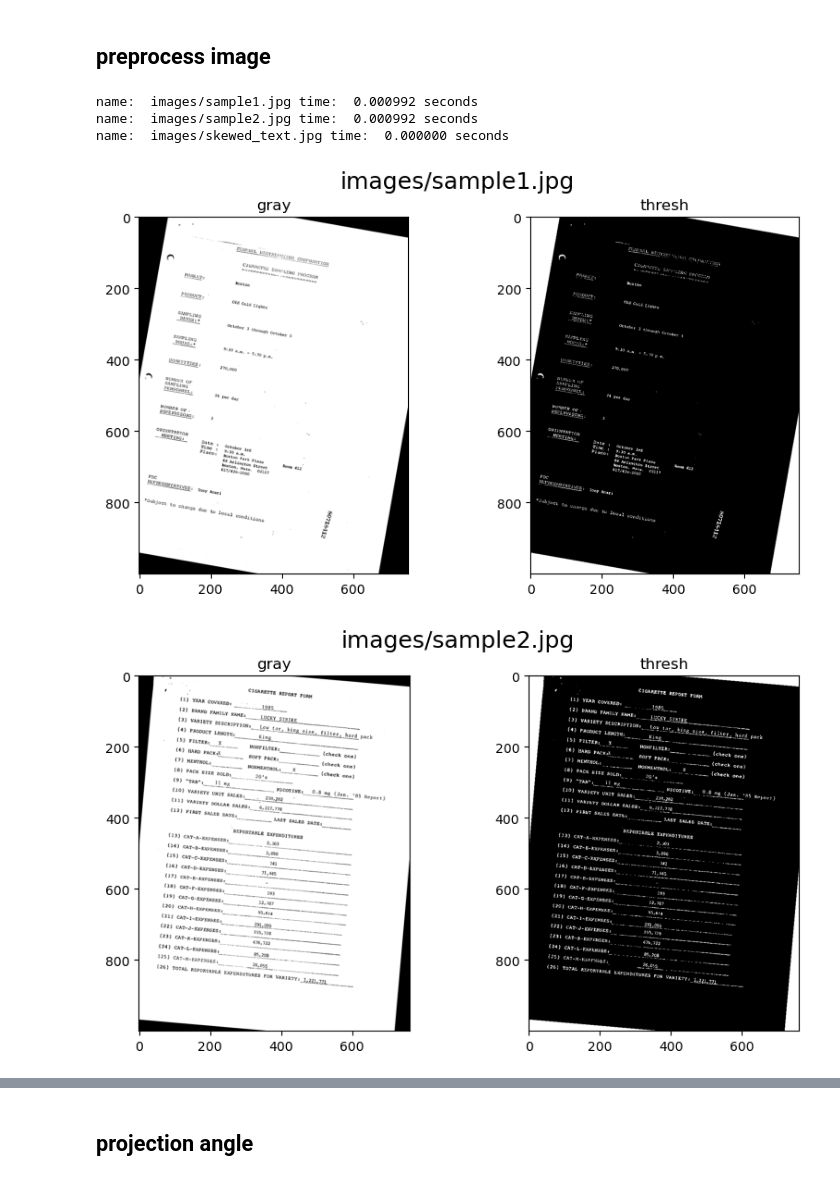
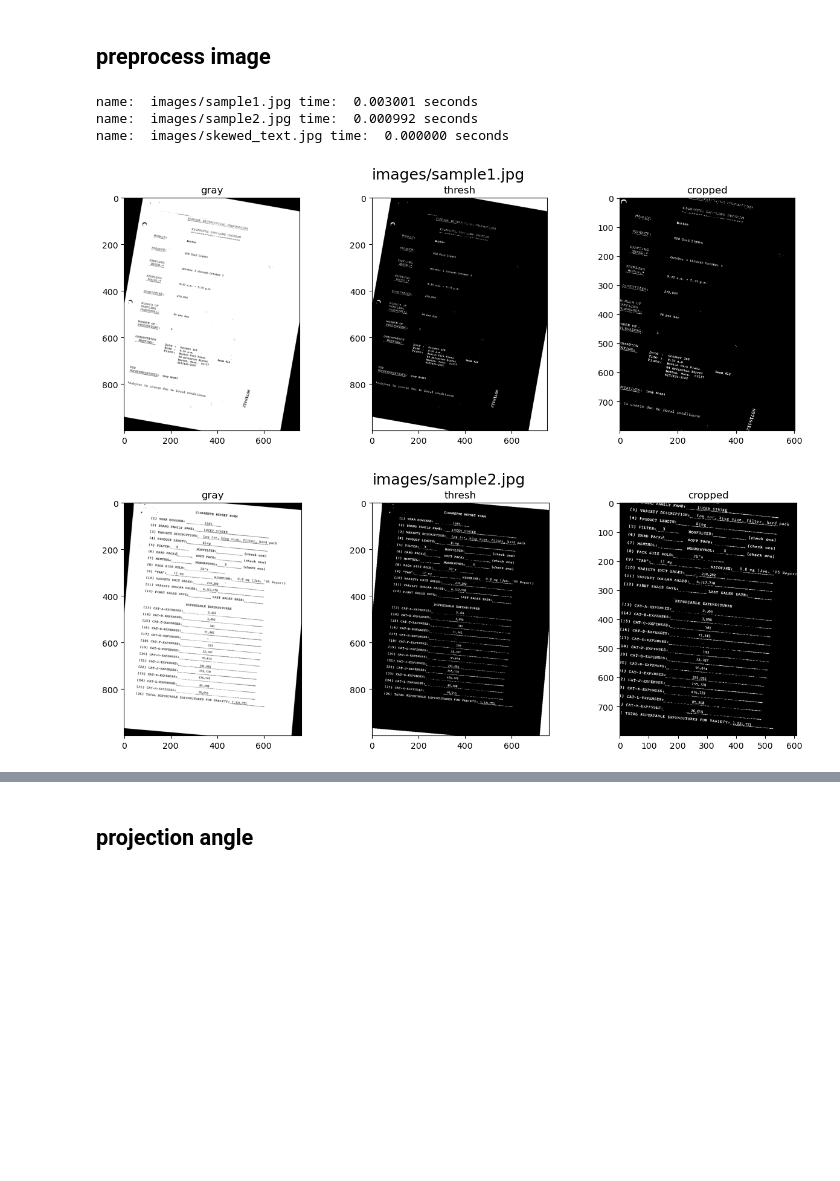
Before and after one commit to xiaoyao9184/awesome-text-deskew, a Jupyter notebook: notebooks/projection-score.process.ipynb, the cells around one changed output, grey strips where cells are left out. Cells and saved outputs as stored; diff of their text form; code cells hidden in the pictures; blank space fills up the shorter version.

```diff
--- a/notebooks/projection-score.process.ipynb
+++ b/notebooks/projection-score.process.ipynb
@@ -57,35 +57,52 @@ cached_img_preprocess = {}
 for name,(img,_) in cached_img_load.items():
     start = time.time()
 
     gray = cv2.cvtColor(img, cv2.COLOR_BGR2GRAY)
 
     # invert black
     thresh = cv2.threshold(
         gray, 0, 255, cv2.THRESH_BINARY_INV + cv2.THRESH_OTSU)[1]
 
+    # trim the border to prevent interference
+
+    height,width = img.shape[:2]
+    # Define the cutting ratio to be retained.
+    left_ratio = 0.1
+    right_ratio = 0.1
+    top_ratio = 0.1
+    bottom_ratio = 0.1
+
+    left = int(width * left_ratio)
+    right = int(width * (1 - right_ratio))
+    top = int(height * top_ratio)
+    bottom = int(height * (1 - bottom_ratio))
+
+    cropped = thresh[top:bottom, left:right]
+
     end = time.time()
-    cached_img_preprocess[name] = thresh
+    cached_img_preprocess[name] = cropped
 
 
     print("name: ", name, "time: ", "{:.6f} seconds".format(end - start))
 
     # show the output image
     show_imgs = [
         ("gray", gray),
-        ("thresh", thresh)
+        ("thresh", thresh),
+        ("cropped", cropped)
     ]
     show_count = len(show_imgs)
     fig = plt.figure(figsize=(show_count * 5,5))
     fig.suptitle(name, fontsize=18)
     gs = fig.add_gridspec(1,show_count)
     for idx, (name,img) in enumerate(show_imgs):
         if img is None: continue
         ax = fig.add_subplot(gs[0, idx])
         ax.set_title(name)
         ax.imshow(img, cmap='gray')
 # %% [output]
-name:  images/sample1.jpg time:  0.000992 seconds
+name:  images/sample1.jpg time:  0.003001 seconds
 name:  images/sample2.jpg time:  0.000992 seconds
 name:  images/skewed_text.jpg time:  0.000000 seconds
-[figure, old version]
+[figure, new version]
-[figure, old version]
+[figure, new version]
```
Also changed, not shown: parts of 4 cells of this notebook.
